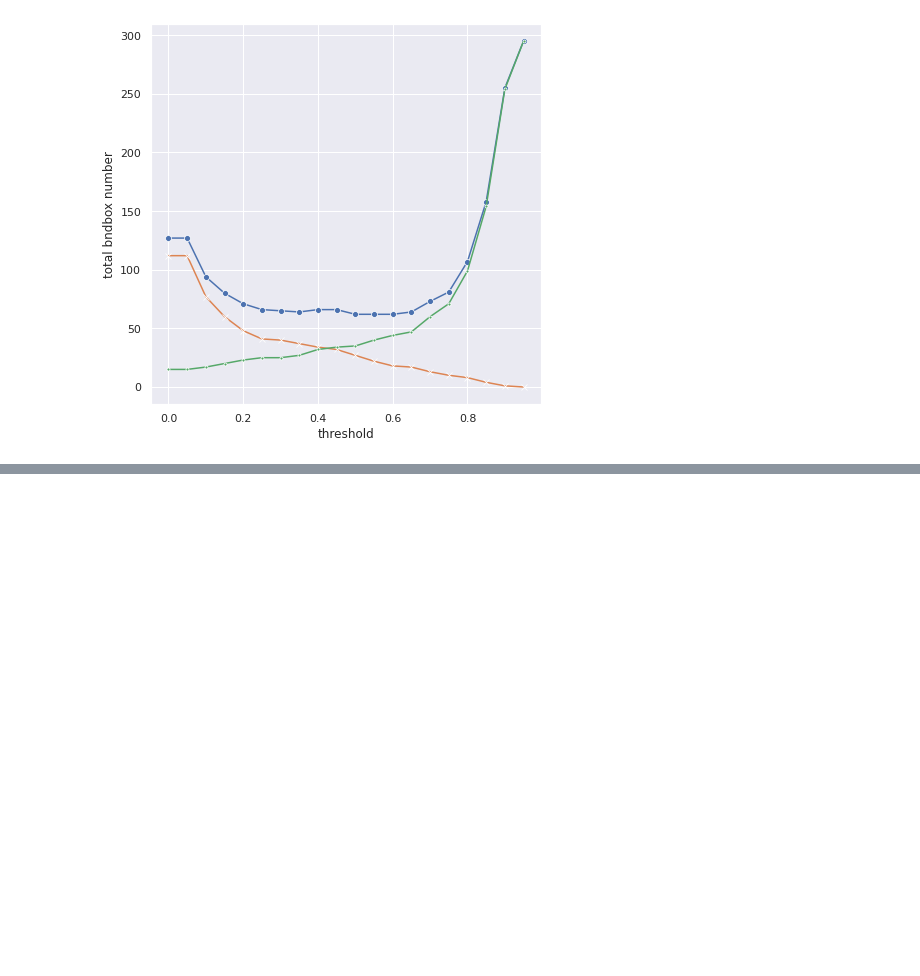
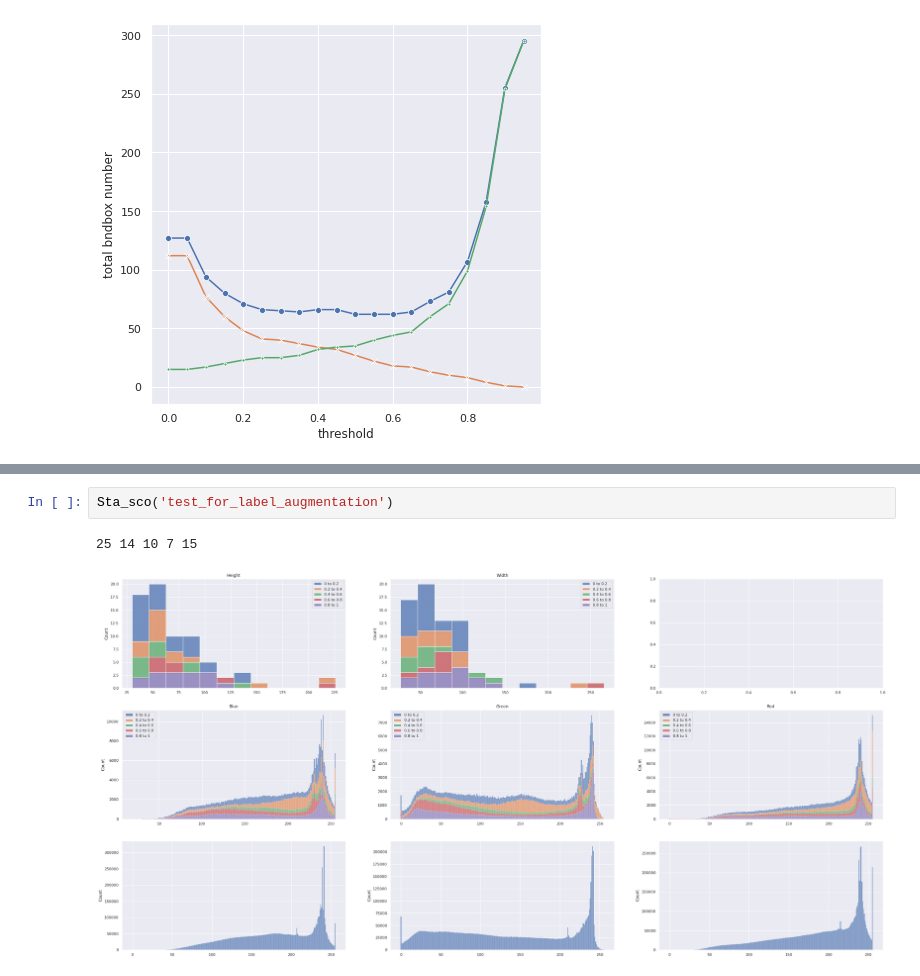
Before and after one commit to ryan840919/STAS-Detection, a Jupyter notebook: Analysis.ipynb, the cells around one changed output, grey strips where cells are left out. Drawn from its saved outputs; the diff is of its cells as text; blank space fills up the shorter version.

```diff
--- a/Analysis.ipynb
+++ b/Analysis.ipynb
@@ -339,0 +429,5 @@ cou('test_with_background_lr0')
+# %%
+Sta_sco('test_for_label_augmentation')
+# %% [output]
+25 14 10 7 15
+[figure, added]
```
Also changed, not shown: parts of 9 cells of this notebook.
